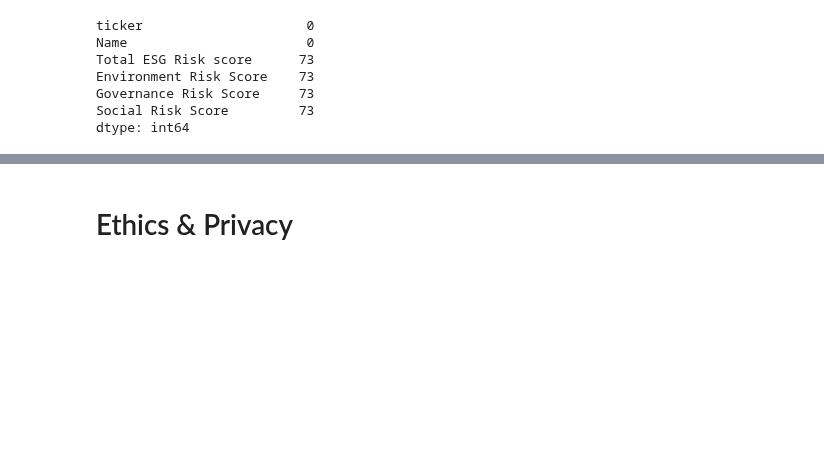
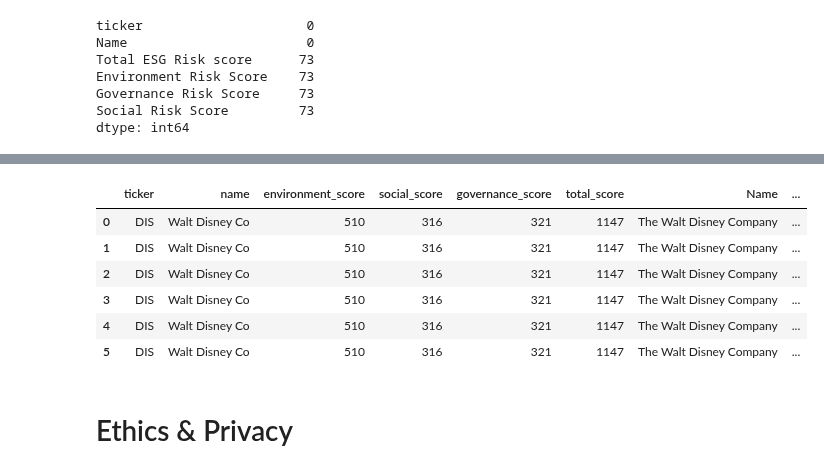
Before and after one commit to JacquelynGarcia/ESGStockPredictor, a Jupyter notebook: DataCheckpoint_Group025-FA24.ipynb, the cells around one changed output, grey strips where cells are left out. Cells and saved outputs as stored; diff of their text form; code cells hidden in the pictures; blank space fills up the shorter version.

```diff
--- a/DataCheckpoint_Group025-FA24.ipynb
+++ b/DataCheckpoint_Group025-FA24.ipynb
@@ -180,0 +204,12 @@ risk_ratings.head(6)
+# %%
+financial_indicators = []
+for ticker in tickers:
+    stock_info = yf.Ticker(ticker).info
+    financial_indicators.append({
+        'ticker': ticker,
+        'market_cap': stock_info.get('marketCap'),
+        'pe_ratio': stock_info.get('trailingPE'),
+        'dividend_yield': stock_info.get('dividendYield')
+    })
+
+financial_indicators_df = pd.DataFrame(financial_indicators)
@@ -223,3 +266,20 @@ Ticker                           ABT       ACGL         ACN        ADBE
+# %%
+# Merge with financial indicators
+final_data = pd.merge(prefinal_data, financial_indicators_df, on='ticker', how='left')
+# %%
+# Ensure dates are aligned and drop rows with missing values
+final_data['Date'] = pd.to_datetime(final_data['Date'])
+final_data.dropna(inplace=True)
+
+final_data.head(6)
+# %% [output]
+|  | ticker | name | environment_score | social_score | governance_score | total_score | Name | ... |
+| 0 | DIS | Walt Disney Co | 510 | 316 | 321 | 1147 | The Walt Disney Company | ... |
+| 1 | DIS | Walt Disney Co | 510 | 316 | 321 | 1147 | The Walt Disney Company | ... |
+| 2 | DIS | Walt Disney Co | 510 | 316 | 321 | 1147 | The Walt Disney Company | ... |
+| 3 | DIS | Walt Disney Co | 510 | 316 | 321 | 1147 | The Walt Disney Company | ... |
+| 4 | DIS | Walt Disney Co | 510 | 316 | 321 | 1147 | The Walt Disney Company | ... |
+| 5 | DIS | Walt Disney Co | 510 | 316 | 321 | 1147 | The Walt Disney Company | ... |
 # %% [markdown]
 # Ethics & Privacy
 # %% [markdown]
```
Also changed, not shown: parts of 8 cells of this notebook.
